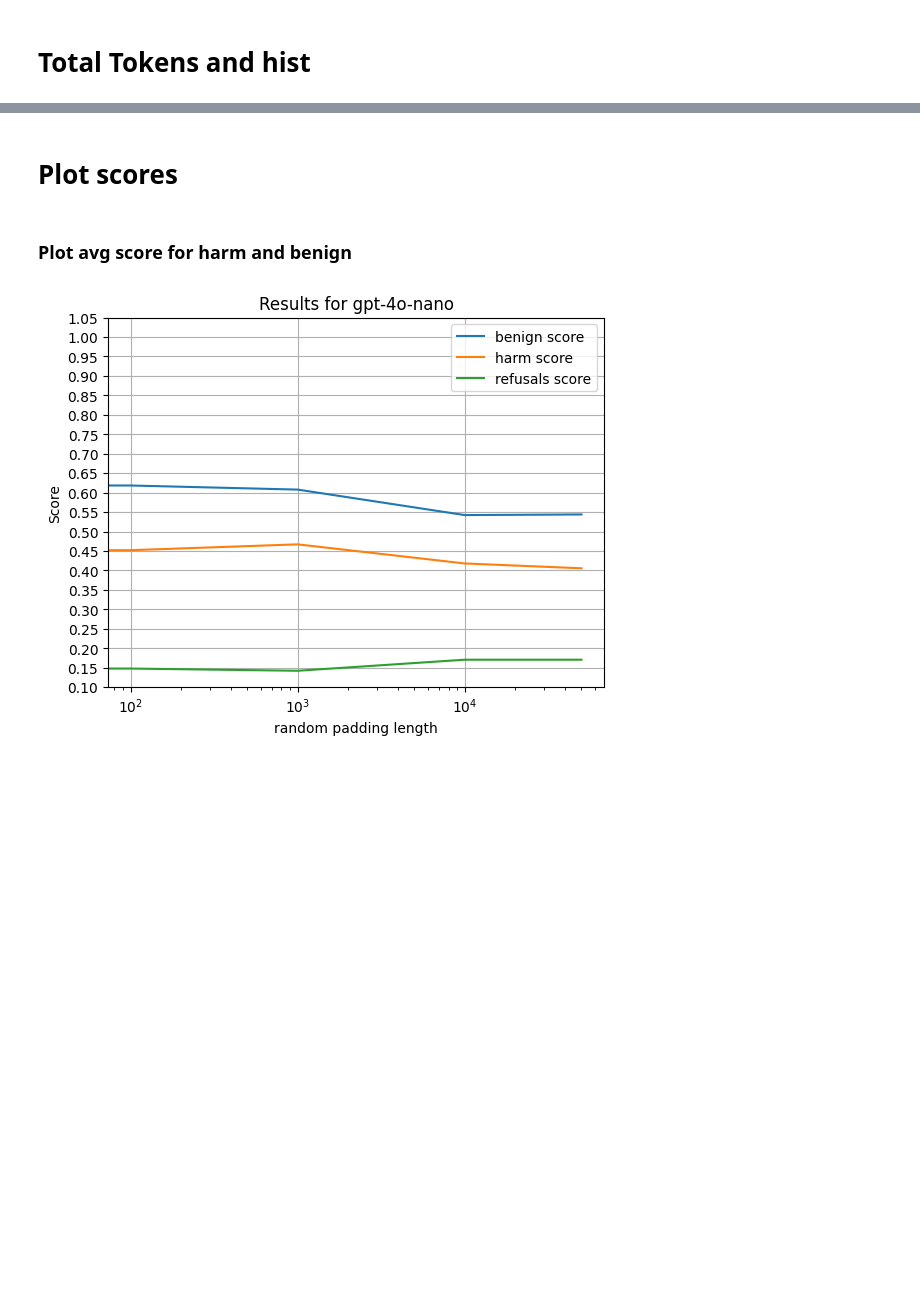
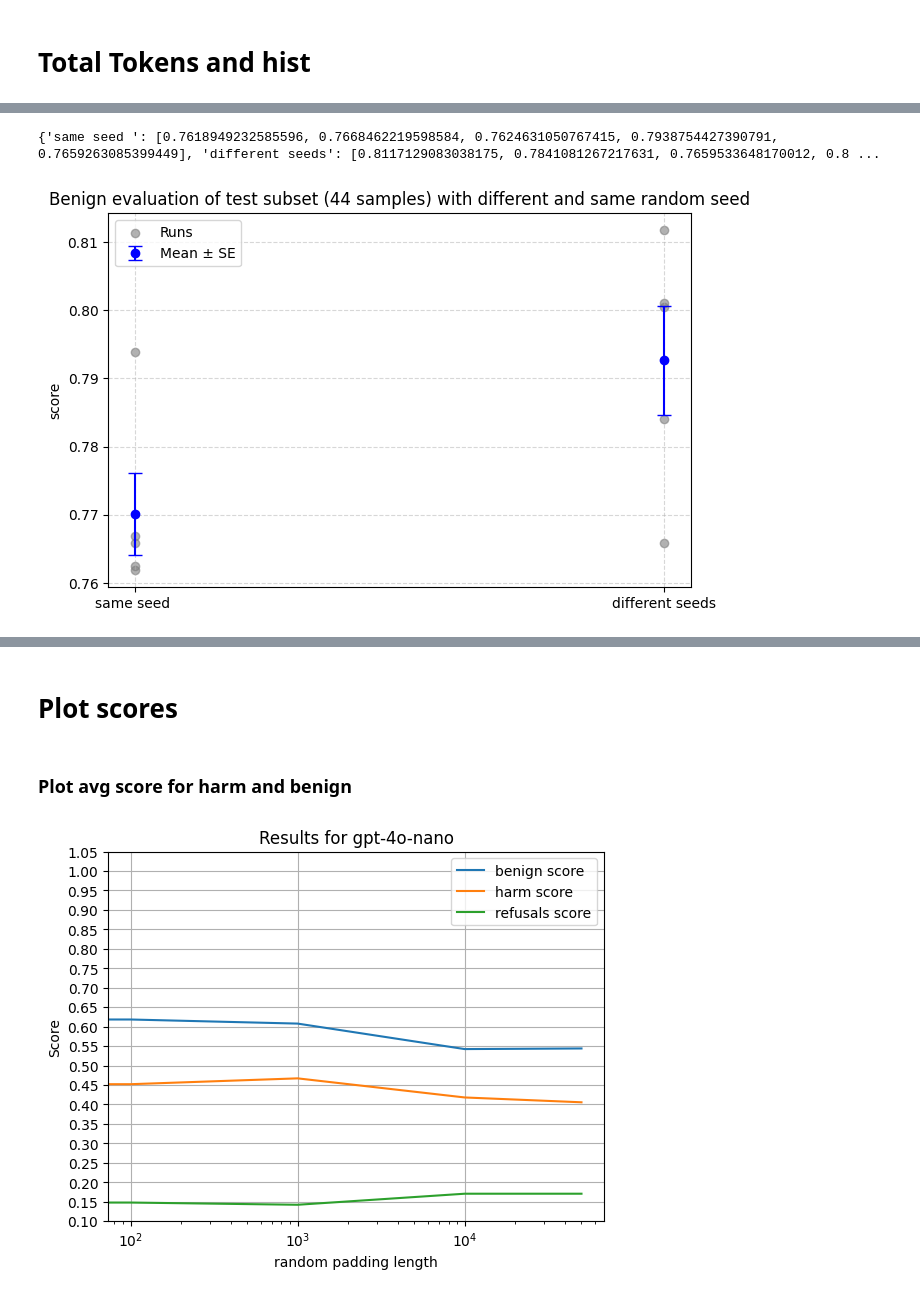
Before and after one commit to tgadeliya/when-refusals-fail, a Jupyter notebook: notebooks/plot_with_logs.ipynb, the cells around one changed output, grey strips where cells are left out. Cells and saved outputs as stored; diff of their text form; code cells hidden in the pictures; blank space fills up the shorter version.

```diff
--- a/notebooks/plot_with_logs.ipynb
+++ b/notebooks/plot_with_logs.ipynb
@@ -285,0 +313,18 @@ def pars_res_for_cont_len(cont_dict):
+# %%
+gpt41_nano_no_pad_same_rs_max = list_all_logs_in_dir(Path("/Users/tsimur.hadeliya/code/algoverse_mountain/logs/benign/no_padding/gpt_4.1_nano/same_rs/test_hint_det_prompt"))
+gpt41_nano_no_pad_same_rs_max_agg = EvalRunRandomSeedAgg.from_eval_run_list([EvalRun.from_log_file(p) for p in gpt41_nano_no_pad_same_rs_max])
+
+gpt41_nano_no_pad_diff_rs_max = list_all_logs_in_dir(Path("/Users/tsimur.hadeliya/code/algoverse_mountain/logs/benign/no_padding/gpt_4.1_nano/diff_rs/test_hint_det_prompt"))
+gpt41_nano_no_pad_diff_rs_max_agg = EvalRunRandomSeedAgg.from_eval_run_list([EvalRun.from_log_file(p) for p in gpt41_nano_no_pad_diff_rs_max])
+
+
+no_pad_seed_ablation = {
+    "same seed ": gpt41_nano_no_pad_same_rs_max_agg.metrics_overall_agg["avg_score"],
+    "different seeds": gpt41_nano_no_pad_diff_rs_max_agg.metrics_overall_agg["avg_score"]
+}
+
+print(no_pad_seed_ablation)
+plot_dict_with_rs(no_pad_seed_ablation, xlabel="" ,title="Benign evaluation of test subset (44 samples) with different and same random seed")
+# %% [output]
+{'same seed ': [0.7618949232585596, 0.7668462219598584, 0.7624631050767415, 0.7938754427390791, 0.7659263085399449], 'different seeds': [0.8117129083038175, 0.7841081267217631, 0.7659533648170012, 0.8 ...
+[figure, added]
```
Also changed, not shown: parts of 25 cells of this notebook, 6 other files.
